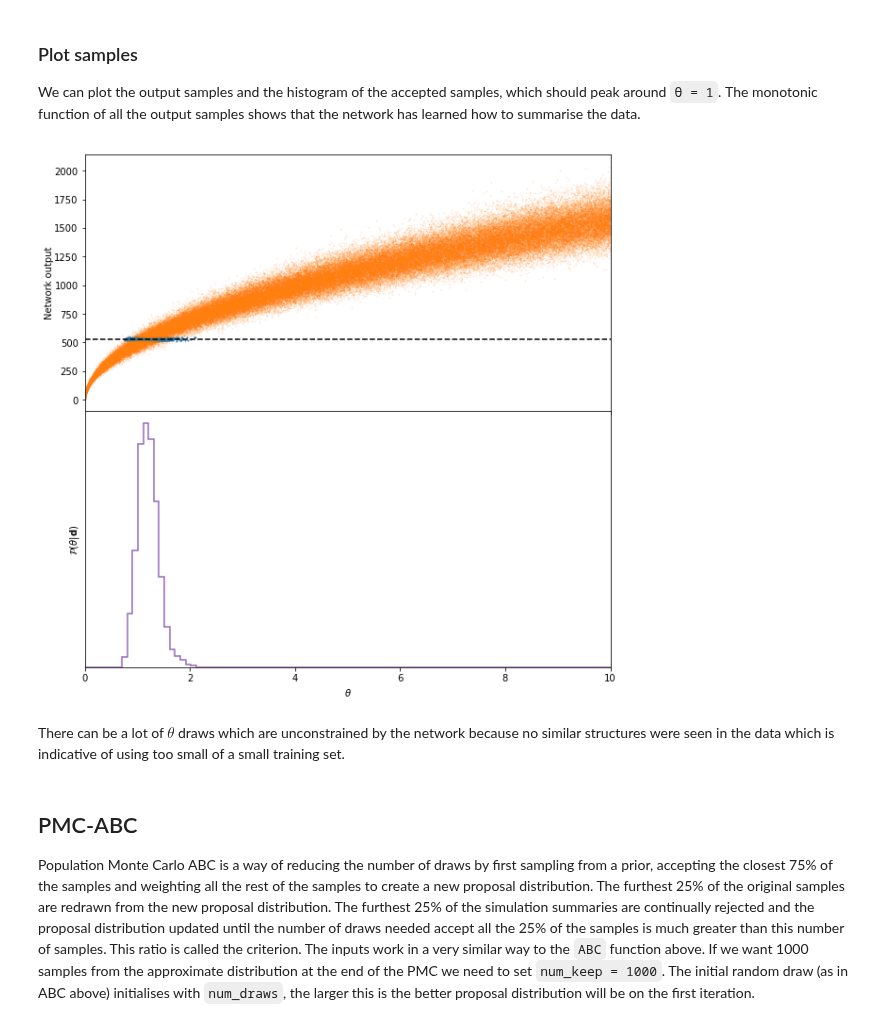
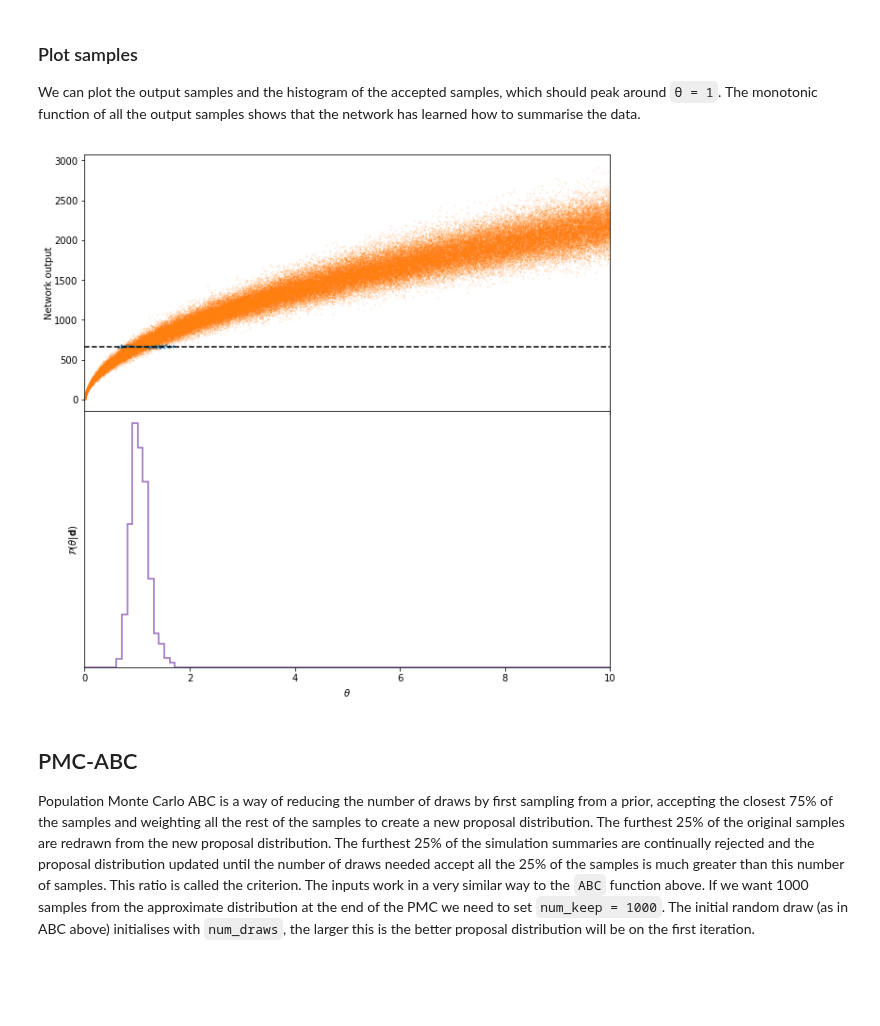
Before and after one commit to tomcharnock/IMNN, a Jupyter notebook: IMNN.ipynb, the cells around one changed output. Cells and saved outputs as stored; diff of their text form; code cells hidden in the pictures; blank space fills up the shorter version.

Commit message:
Updated shuffle routine (it should be much quicker now)

````diff
--- a/IMNN.ipynb
+++ b/IMNN.ipynb
@@ -256,7 +261,7 @@ ax[1].set_xlabel('Test image');
 With the data we can now easily train the network. The train function takes in the training data (and the test data if you want to test - `test_data = None` can be used if you don't want to test, in which case the function only returns one list).<br><br>
 As well as the data, the function needs the number of epochs, `num_epochs`, the number of combinations of data, `n_train`, the number of batches, `num_batches < num_epochs`, the fraction of neurons kept when using dropout `keep_rate`, and the denominator for the derivative calculated earlier, `der_den`.
 # %%
-train_F, test_F = n.train(train_data = train_data, num_epochs = 1500, n_train = n_train, num_batches = 1, keep_rate = 0.8, der_den = der_den, test_data = test_data)
+train_F, test_F = n.train(train_data = train_data, num_epochs = 1500, n_train = n_train, keep_rate = 0.8, der_den = der_den, test_data = test_data)
 # %% [markdown]
 The output of the the train function is a list of the determinant of the Fisher information at the end of each epoch of training on the train data, and the same on the test data if test data is provided.<br><br>
 These can be plotted, along with the loss function which is simply
@@ -325,7 +331,7 @@ Training can be continued after restoring the model - although the Adam optimise
 ## Approximate Bayesian computation
 We can now do ABC (or PMC-ABC) with our calculated summary. First we generate some simulated real data:
 # %%
-real_data = generate_data(θ = [1.], train = False)
+real_data = generate_data(θ = [θ_fid], train = False)
 # %% [markdown]
 We can plot this real data to see what it looks like.
 # %%
@@ -339,16 +345,12 @@ ax.set_xlabel('Simulated real image');
 # %% [markdown]
 ### Calculate Fisher information matrix
 We calculate the Fisher information matrix by running the test data through the network. We need to shuffle and get a combination of the data before feeding it through the graph so that it has the correct shape.
-# %%
-ttd = n.shuffle(data = test_data[0], data_m = test_data[1], data_p = test_data[2], n_train = 1)
-tt, tt_m, tt_p = n.get_combination_data(data = ttd, combination = 0, n_batches = 1)
-F = n.sess.run(n.F, feed_dict = {n.x: tt, n.x_m: tt_m, n.x_p: tt_p, n.dropout: 1., n.dd: der_den})
 # %% [markdown]
 ### ABC
 We now perform ABC by drawing 100000 random samples from the prior. We define the upper and lower bounds of a uniform prior to be 0 and 10. Only a uniform prior is implemented at the moment. From the samples we create simulations at each parameter value and feed each simulation through the network to get summaries. The summaries are compared to the summary of the real data to find the distances which can be used to accept or reject points.
 Because the simulations are created within the ABC function then the generation function must be passed. This is why the generator should be of the form defined above, which takes only a list of parameter values and returns a simulation at each parameter.
 # %%
-θ, summary, s, ρ = n.ABC(real_data = real_data, F = F, prior = [0, 10], draws = 100000, generate_simulation = generate_data, at_once = True)
+θ, summary, s, ρ, F = n.ABC(real_data = real_data, estimation_simulations = test_data, der_den = der_den, prior = [0, 10], draws = 100000, generate_simulation = generate_data, at_once = True)
 # %% [markdown]
 If the simulations are going to be too large to make all at once the `at_once` option can be set to false which will create one simulation at a time.
 ```python
@@ -367,19 +369,17 @@ We can plot the output samples and the histogram of the accepted samples, which
 # %%
 fig, ax = plt.subplots(2, 1, sharex = True, figsize = (10, 10))
 plt.subplots_adjust(hspace = 0)
 ax[0].scatter(θ[accept_indices] , s[accept_indices, 0], s = 1)
 ax[0].scatter(θ[reject_indices], s[reject_indices, 0], s = 1, alpha = 0.1)
 ax[0].plot([0, 10], [summary[0], summary[0]], color = 'black', linestyle = 'dashed')
 ax[0].set_ylabel('Network output', labelpad = 0)
 ax[0].set_xlim([0, 10])
-ax[1].hist(θ[accept_indices], np.linspace(0, 10, 100), histtype = u'step', normed = True, linewidth = 1.5, color = '#9467bd');
+ax[1].hist(θ[accept_indices], np.linspace(0, 10, 100), histtype = u'step', density = True, linewidth = 1.5, color = '#9467bd');
 ax[1].set_xlabel('$\\theta$')
 ax[1].set_ylabel('$\\mathcal{P}(\\theta|{\\bf d})$')
 ax[1].set_yticks([]);
 # %% [output]
-[figure, old version]
+[figure, new version]
-# %% [markdown]
-There can be a lot of $\theta$ draws which are unconstrained by the network because no similar structures were seen in the data which is indicative of using too small of a small training set.
 # %% [markdown]
 ## PMC-ABC
 Population Monte Carlo ABC is a way of reducing the number of draws by first sampling from a prior, accepting the closest 75% of the samples and weighting all the rest of the samples to create a new proposal distribution. The furthest 25% of the original samples are redrawn from the new proposal distribution. The furthest 25% of the simulation summaries are continually rejected and the proposal distribution updated until the number of draws needed accept all the 25% of the samples is much greater than this number of samples. This ratio is called the criterion. The inputs work in a very similar way to the `ABC` function above. If we want 1000 samples from the approximate distribution at the end of the PMC we need to set `num_keep = 1000`. The initial random draw (as in ABC above) initialises with `num_draws`, the larger this is the better proposal distribution will be on the first iteration.
````
Also changed, not shown: parts of 21 cells of this notebook, 2 other files.
